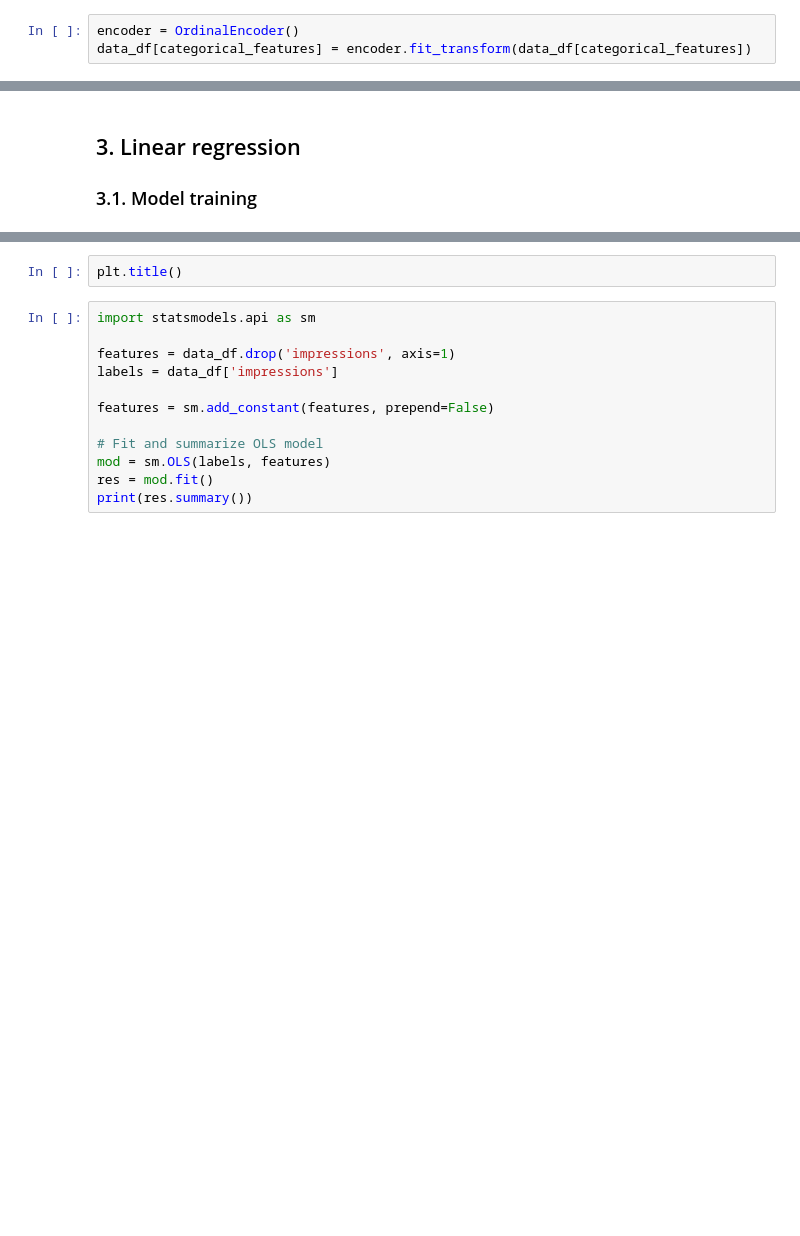
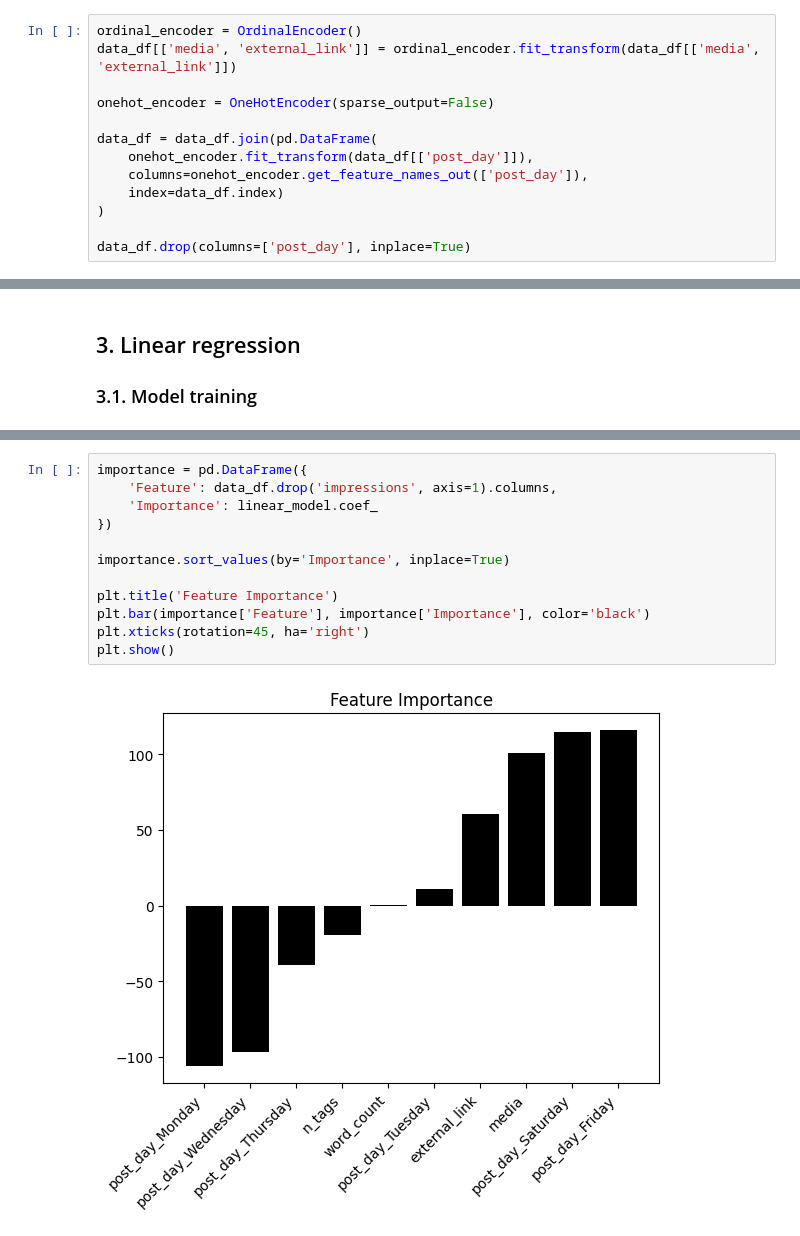
Before and after one commit to gperdrizet/linkedin_analytics, a Jupyter notebook: notebooks/post_impressions.ipynb, the cells around one changed output, grey strips where cells are left out. Drawn from its saved outputs; the diff is of its cells as text; blank space fills up the shorter version.

Commit message:
Added feature importance

```diff
--- a/notebooks/post_impressions.ipynb
+++ b/notebooks/post_impressions.ipynb
@@ -173,8 +209,18 @@ plt.show()
 # %% [markdown]
 ### 3.2. Feature encoding
 # %%
-encoder = OrdinalEncoder()
-data_df[categorical_features] = encoder.fit_transform(data_df[categorical_features])
+ordinal_encoder = OrdinalEncoder()
+data_df[['media', 'external_link']] = ordinal_encoder.fit_transform(data_df[['media', 'external_link']])
+
+onehot_encoder = OneHotEncoder(sparse_output=False)
+
+data_df = data_df.join(pd.DataFrame(
+    onehot_encoder.fit_transform(data_df[['post_day']]),
+    columns=onehot_encoder.get_feature_names_out(['post_day']),
+    index=data_df.index)
+)
+
+data_df.drop(columns=['post_day'], inplace=True)
 # %% [markdown]
 ### 3.3. Feature scaling
 # %%
@@ -202,14 +244,14 @@ for i, v in enumerate(importance):
 # %%
-plt.title()
+importance = pd.DataFrame({
+    'Feature': data_df.drop('impressions', axis=1).columns,
+    'Importance': linear_model.coef_
+})
+
+importance.sort_values(by='Importance', inplace=True)
+
+plt.title('Feature Importance')
+plt.bar(importance['Feature'], importance['Importance'], color='black')
+plt.xticks(rotation=45, ha='right')
+plt.show()
+# %% [output]
+[figure, added]
-# %%
-import statsmodels.api as sm
-
-features = data_df.drop('impressions', axis=1)
-labels = data_df['impressions']
-
-features = sm.add_constant(features, prepend=False)
-
-# Fit and summarize OLS model
-mod = sm.OLS(labels, features)
-res = mod.fit()
-print(res.summary())
```
Also changed, not shown: parts of 10 cells of this notebook.
